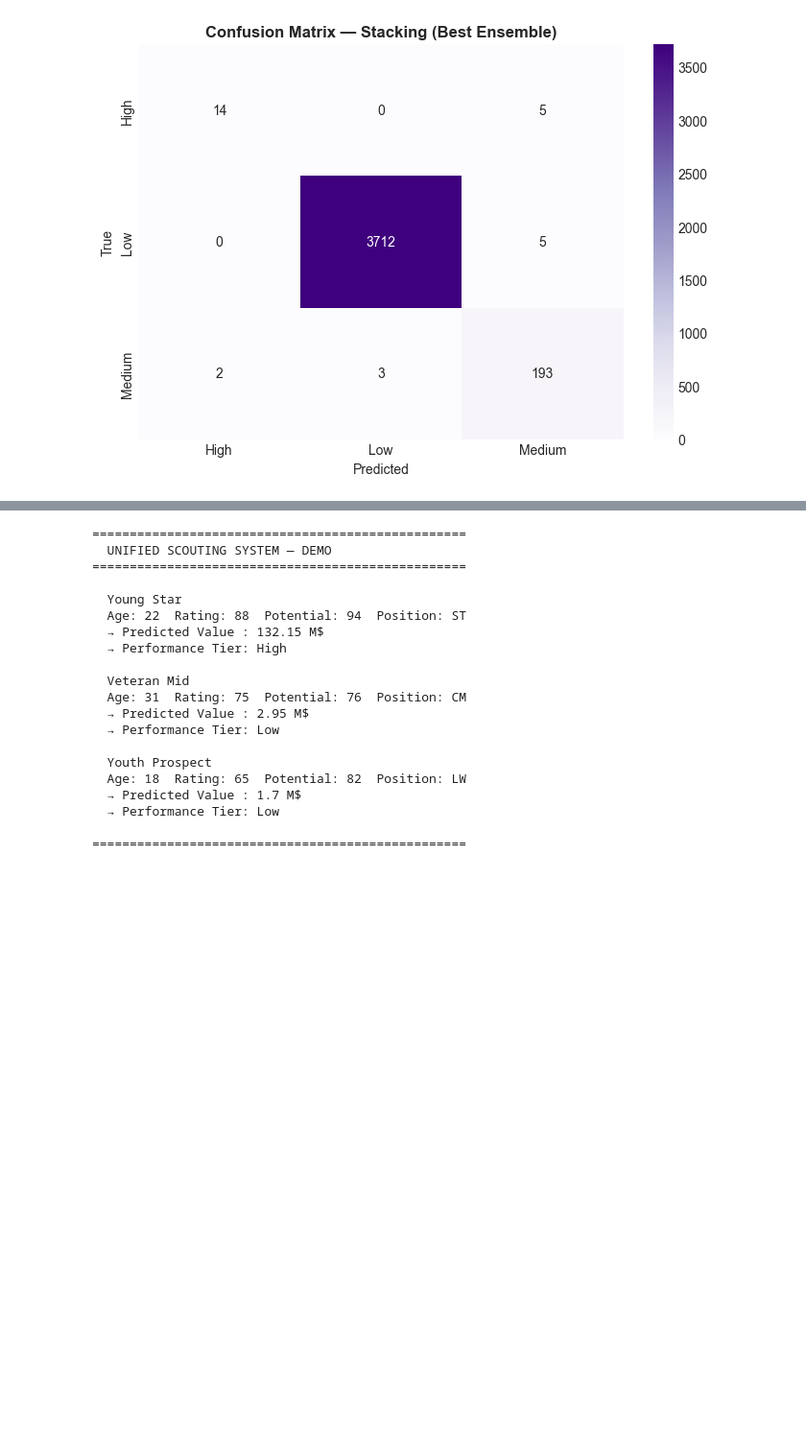
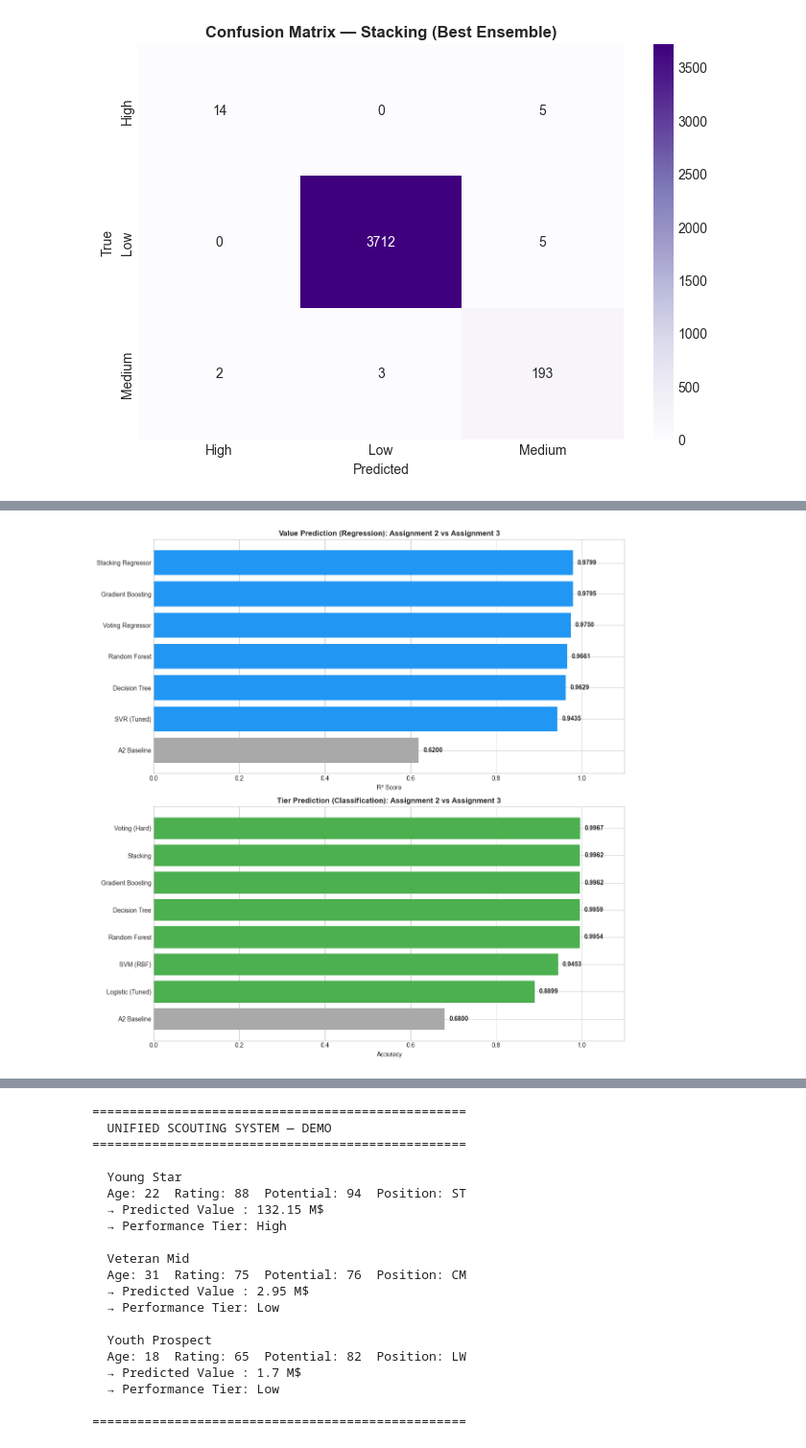
Before and after one commit to youssef28m/fifa-performance-analysis, a Jupyter notebook: main.ipynb, the cells around one changed output, grey strips where cells are left out. Shown at 96% size. Saved outputs shown, nothing was run; the diff lists cells and outputs as text; code cells hidden in the pictures; blank space fills up the shorter version.

Commit message:
Wallahi Added model comparison

```diff
--- a/main.ipynb
+++ b/main.ipynb
@@ -2634,0 +2637,83 @@ plt.show()
+# %%
+
+
+# 1. ASSIGNMENT 2 BASELINES (Update these with your specific A2 results)
+a2_value_r2 = 0.62    # Placeholder for A2 Linear/Naive Bayes R2
+a2_tier_acc = 0.68    # Placeholder for A2 Naive Bayes Accuracy
+
+# 2. COLLECTING ALL ADVANCED MODELS FROM ASSIGNMENT 3
+# Regression Results (Player Value)
+regression_data = {
+    'Model': [
+        'A2 Baseline',
+        'Decision Tree', 'Random Forest', 'Gradient Boosting',
+        'Voting Regressor', 'Stacking Regressor', 'SVR (Tuned)'
+    ],
+    'R2_Score': [
+        a2_value_r2,
+        r2_dt, r2_rf, r2_gb,
+        r2_vr, r2_sr, r2_test_orig # From your SVR section
+    ]
+}
+
+# Classification Results (Performance Tier)
+classification_data = {
+    'Model': [
+        'A2 Baseline',
+        'Decision Tree', 'Random Forest', 'Gradient Boosting',
+        'Voting (Hard)', 'Stacking', 'Logistic (Tuned)', 'SVM (RBF)'
+    ],
+    'Accuracy': [
+        a2_tier_acc,
+        acc_dt, acc_rf, acc_gb,
+        acc_vh, acc_sc, accuracy_score(y_clf_test, final_preds), accuracy_score(y_clf_test, svm_final_preds)
+    ]
+}
+
+df_reg = pd.DataFrame(regression_data).sort_values(by='R2_Score')
+df_clf = pd.DataFrame(classification_data).sort_values(by='Accuracy')
+
+# 3. VISUAL COMPARISON
+fig, (ax1, ax2) = plt.subplots(2, 1, figsize=(12, 12))
+
+# Regression Chart
+colors_reg = ['#A9A9A9' if x == 'A2 Baseline' else '#2196F3' for x in df_reg['Model']]
+ax1.barh(df_reg['Model'], df_reg['R2_Score'], color=colors_reg)
+ax1.set_title('Value Prediction (Regression): Assignment 2 vs Assignment 3', fontweight='bold')
+ax1.set_xlabel('R² Score')
+ax1.set_xlim(0, 1.1)
+
+for i, v in enumerate(df_reg['R2_Score']):
+    ax1.text(v + 0.01, i, f'{v:.4f}', va='center', fontweight='bold')
+
+# Classification Chart
+colors_clf = ['#A9A9A9' if x == 'A2 Baseline' else '#4CAF50' for x in df_clf['Model']]
+ax2.barh(df_clf['Model'], df_clf['Accuracy'], color=colors_clf)
+ax2.set_title('Tier Prediction (Classification): Assignment 2 vs Assignment 3', fontweight='bold')
+ax2.set_xlabel('Accuracy')
+ax2.set_xlim(0, 1.1)
+
+for i, v in enumerate(df_clf['Accuracy']):
+    ax2.text(v + 0.01, i, f'{v:.4f}', va='center', fontweight='bold')
+
+plt.tight_layout()
+plt.show()
+
+# 4. SYSTEM STABILITY & IMPROVEMENT SUMMARY
+print("="*60)
+print("             SYSTEM EVOLUTION SUMMARY")
+print("="*60)
+best_r2 = df_reg['R2_Score'].max()
+best_acc = df_clf['Accuracy'].max()
+
+print(f"Best Assignment 3 R²: {best_r2:.4f} (vs A2: {a2_value_r2:.4f})")
+print(f"Best Assignment 3 Acc: {best_acc:.4f} (vs A2: {a2_tier_acc:.4f})")
+print(f"Improvement in Value Prediction: {((best_r2 - a2_value_r2)/a2_value_r2)*100:.2f}%")
+print(f"Improvement in Tier Prediction:  {((best_acc - a2_tier_acc)/a2_tier_acc)*100:.2f}%")
+print("-" * 60)
+print("STABILITY PROOF (Cross-Validation Results):")
+print(f"Stacking Regressor CV Std: {cv_reg_results['Stacking']['std']:.4f}")
+print(f"Stacking Classifier CV Std: {cv_clf_results['Stacking']['std']:.4f}")
+print("="*60)
+# %% [output]
+[figure, added]
```
Also changed, not shown: parts of 2 cells of this notebook.
